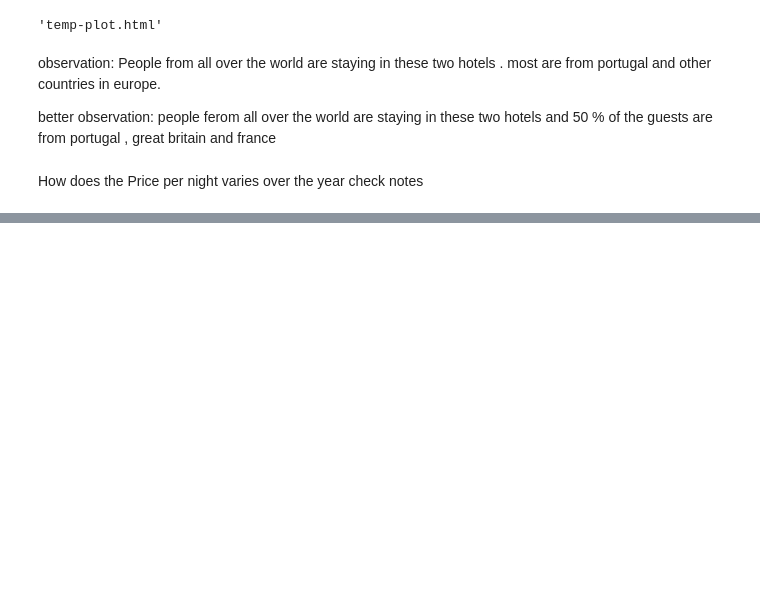
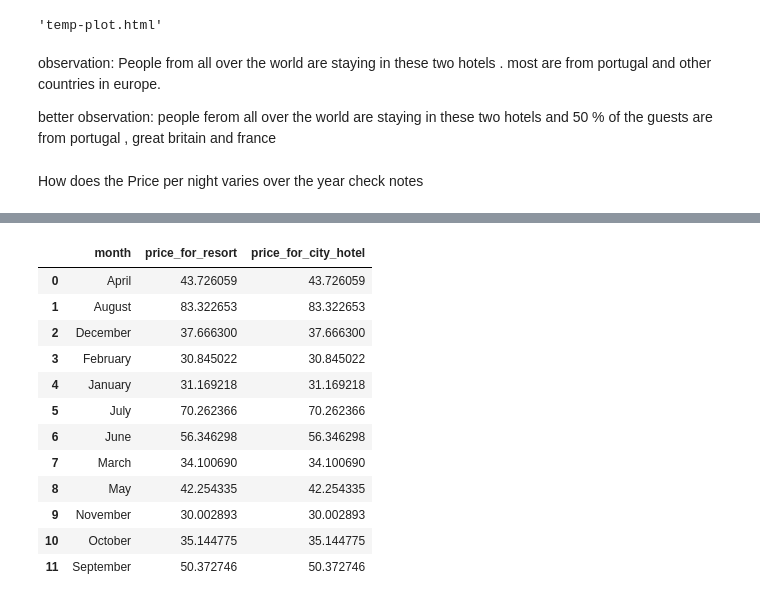
Before and after one commit to Rohit20ek/dataanalysis, a Jupyter notebook: eda_hotelbooking.ipynb, the cells around one changed output, grey strips where cells are left out. Drawn from its saved outputs; the diff is of its cells as text; code cells hidden in the pictures; blank space fills up the shorter version.

```diff
--- a/eda_hotelbooking.ipynb
+++ b/eda_hotelbooking.ipynb
@@ -450,0 +537,2 @@ resort
+# %%
+data['adr_updated']=data['adr']/(data['adults']+data['children'])
@@ -450,0 +544,6 @@ resort
+# %%
+resort = data[(data['hotel']=='Resort Hotel') & (data['is_canceled']==0)]
+city = data[(data['hotel']== 'Resort Hotel') &(data['is_canceled']==0)]
+# %%
+resort_hotel = resort.groupby(['arrival_date_month'])['adr_updated'].mean().reset_index()
+resort_hotel
@@ -450,0 +564,4 @@ resort
+# %%
+
+city_hotel = city.groupby(['arrival_date_month'])['adr_updated'].mean().reset_index()
+city_hotel
@@ -450,0 +582,18 @@ resort
+# %%
+final = resort_hotel.merge(city_hotel,on='arrival_date_month')
+final.columns=['month','price_for_resort','price_for_city_hotel']
+final
+# %% [output]
+|  | month | price_for_resort | price_for_city_hotel |
+| 0 | April | 43.726059 | 43.726059 |
+| 1 | August | 83.322653 | 83.322653 |
+| 2 | December | 37.666300 | 37.666300 |
+| 3 | February | 30.845022 | 30.845022 |
+| 4 | January | 31.169218 | 31.169218 |
+| 5 | July | 70.262366 | 70.262366 |
+| 6 | June | 56.346298 | 56.346298 |
+| 7 | March | 34.100690 | 34.100690 |
+| 8 | May | 42.254335 | 42.254335 |
+| 9 | November | 30.002893 | 30.002893 |
+| 10 | October | 35.144775 | 35.144775 |
+| 11 | September | 50.372746 | 50.372746 |
```
Also changed, not shown: parts of 18 cells of this notebook, 8 other files.
